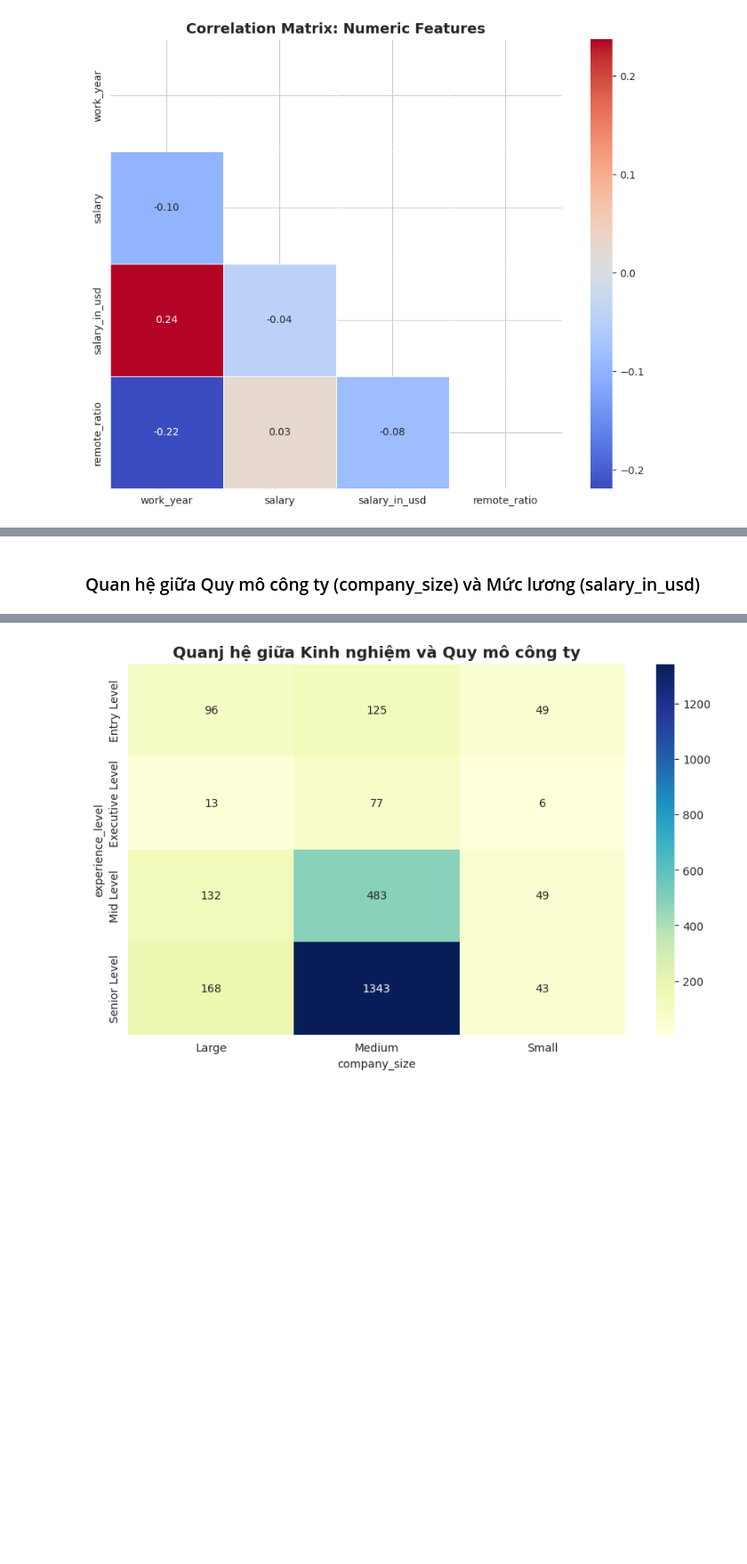
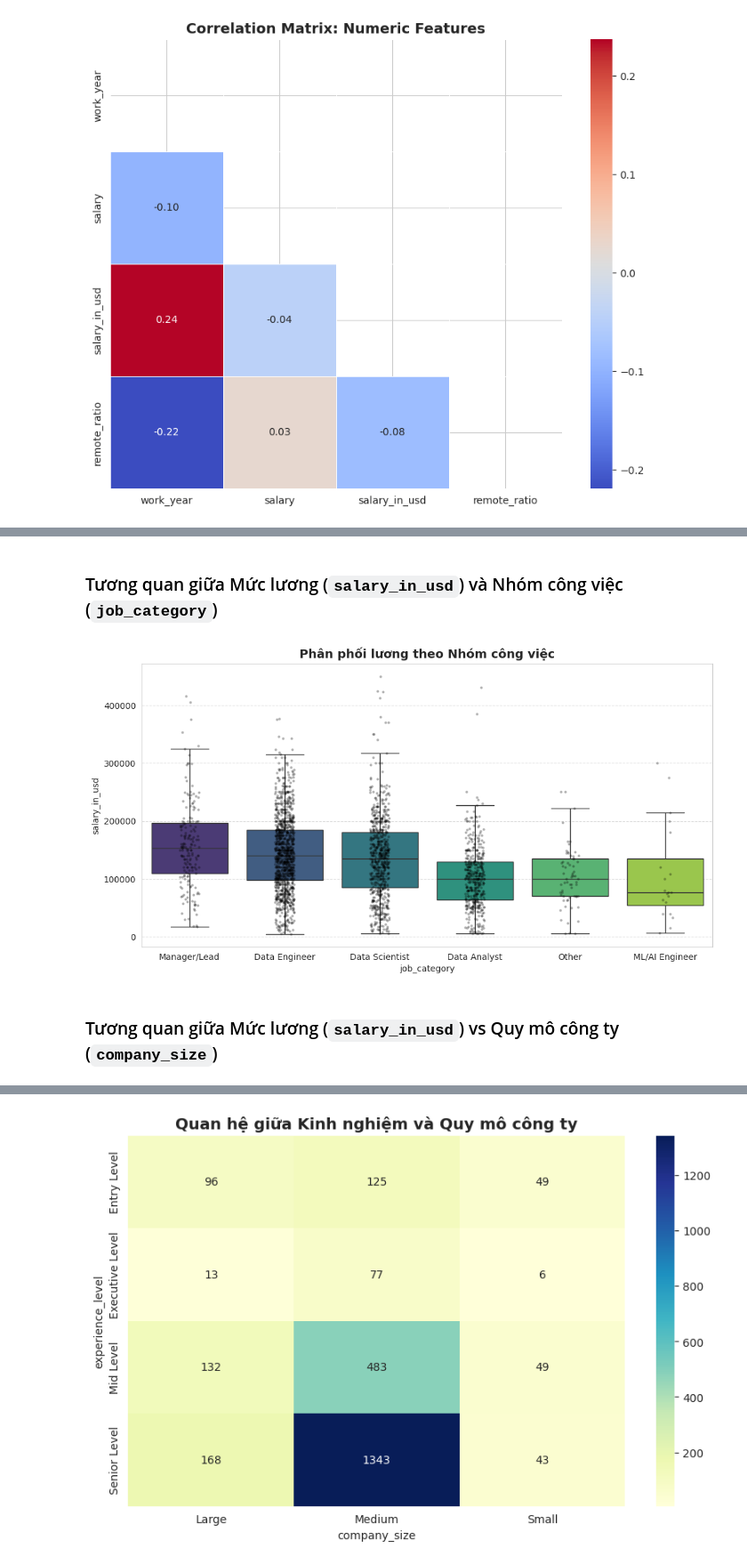
Before and after one commit to Trung0Minh/CSC17104_2025_Final_Project, a Jupyter notebook: DataScienceSalaries2023.ipynb, the cells around one changed output, grey strips where cells are left out. Shown at 89% size. Cells and saved outputs as stored; diff of their text form; code cells hidden in the pictures; blank space fills up the shorter version.

```diff
--- a/DataScienceSalaries2023.ipynb
+++ b/DataScienceSalaries2023.ipynb
@@ -765,5 +657,17 @@ vis.plot_categorical_vs_numerical_box(
+# %% [markdown]
+### Tương quan giữa Mức lương (`salary_in_usd`) và Nhóm công việc (`job_category`)
+# %%
+# Lương theo Nhóm công việc (Job Category) - Đã gom nhóm
+vis.plot_categorical_vs_numerical_box(
+    df,
+    cat_col='job_category',
+    num_col='salary_in_usd',
+    title="Phân phối lương theo Nhóm công việc"
+)
+# %% [output]
+[figure, added]
 # %% [markdown]
-### Quan hệ giữa Quy mô công ty (company_size) và Mức lương (salary_in_usd)
+### Tương quan giữa Mức lương (`salary_in_usd`) vs Quy mô công ty (`company_size`)
 # %%
 # Thứ tự logic: Small -> Medium -> Large
 size_order = ['Small', 'Medium', 'Large']
```
Also changed, not shown: parts of 29 cells of this notebook, 5 other files.
